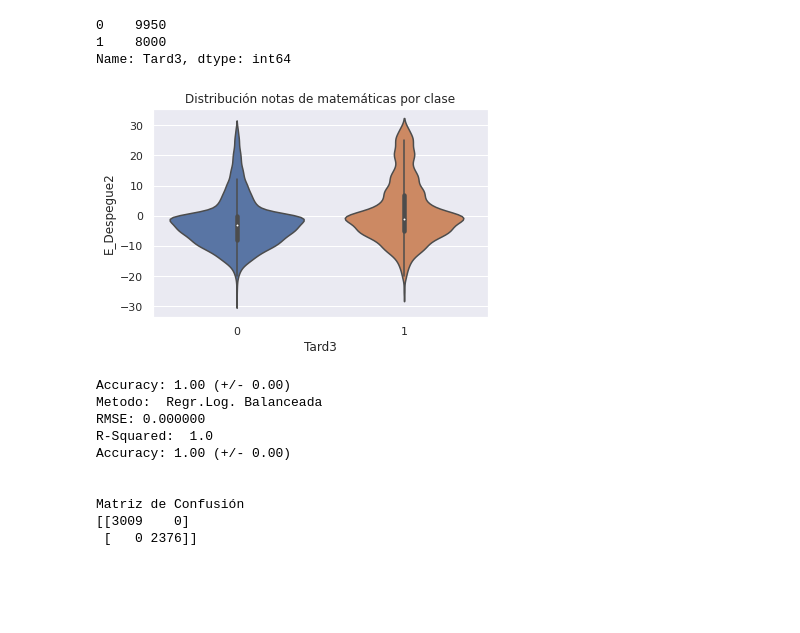
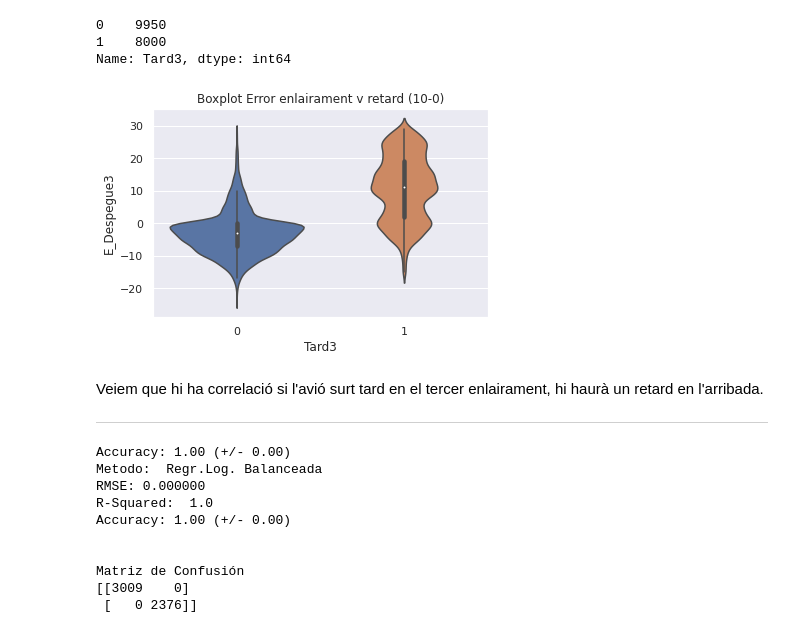
Before and after one commit to JMML2021/Entrega-projecte-final, a Jupyter notebook: 3.b Companyia Aerea Algoritmes d’aprenentatge supervisat.ipynb, the cells around one changed output. Cells and saved outputs as stored; diff of their text form; code cells hidden in the pictures; blank space fills up the shorter version.

```diff
--- a/3.b Companyia Aerea Algoritmes d’aprenentatge supervisat.ipynb
+++ b/3.b Companyia Aerea Algoritmes d’aprenentatge supervisat.ipynb
@@ -742,17 +518,24 @@ df2_sobremostrejat.Tard3.value_counts()
 1    8000
 Name: Tard3, dtype: int64
 # %%
+#@title  Boxplot Error enlairament 3r salt v Error arribada.
+
 fig, ax = plt.subplots(figsize=(6, 3.84))
 
 sns.violinplot(
         x     = 'Tard3',
-        y     = 'E_Despegue2',
+        y     = 'E_Despegue3',
         data  = df2_sobremostrejat,
         #color = "white",
         ax    = ax
     )
 
-ax.set_title('Distribución notas de matemáticas por clase');
+ax.set_title('Boxplot Error enlairament v retard (10-0)');
 # %% [output]
-[figure, old version]
+[figure, new version]
+# %% [markdown]
+Veiem que hi ha correlació si l'avió surt tard en el tercer enlairament, hi haurà un retard en l'arribada.
+
+
+---
 # %%
```
Also changed, not shown: parts of 63 cells of this notebook.
